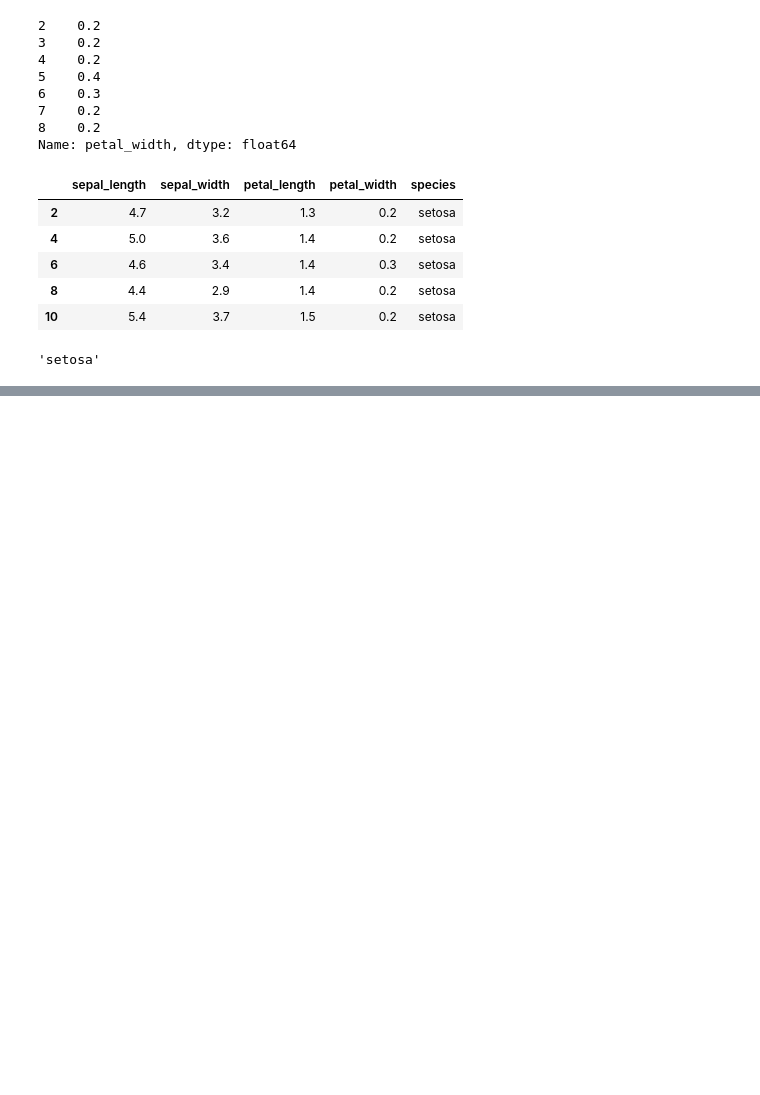
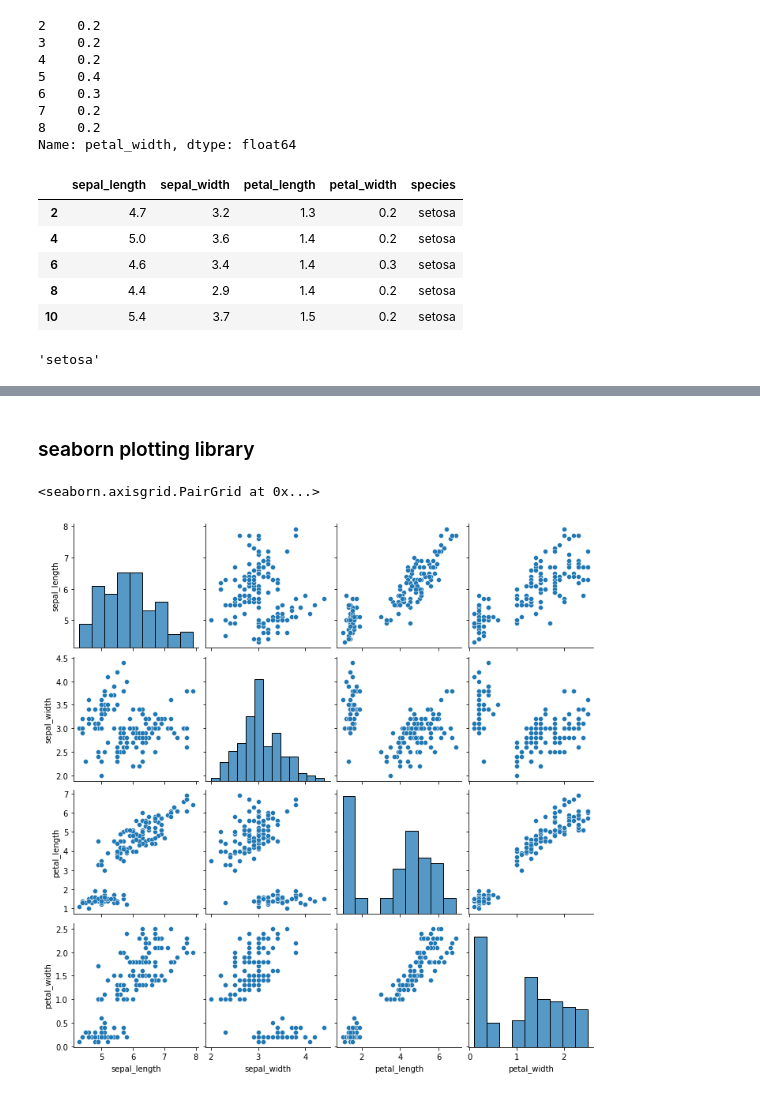
Before and after one commit to loughjo/progdata-roughwork, a Jupyter notebook: PandasWithIris.ipynb, the cells around one changed output, grey strips where cells are left out. Cells and saved outputs as stored; diff of their text form; code cells hidden in the pictures; blank space fills up the shorter version.

```diff
--- a/PandasWithIris.ipynb
+++ b/PandasWithIris.ipynb
@@ -166,0 +321,2 @@ df.at[2,'species']
+# %% [markdown]
+### seaborn plotting library
@@ -166,0 +325,5 @@ df.at[2,'species']
+# %%
+sns.pairplot(df)
+# %% [output]
+<seaborn.axisgrid.PairGrid at 0x...>
+[figure, added]
```
Also changed, not shown: parts of 16 cells of this notebook.
